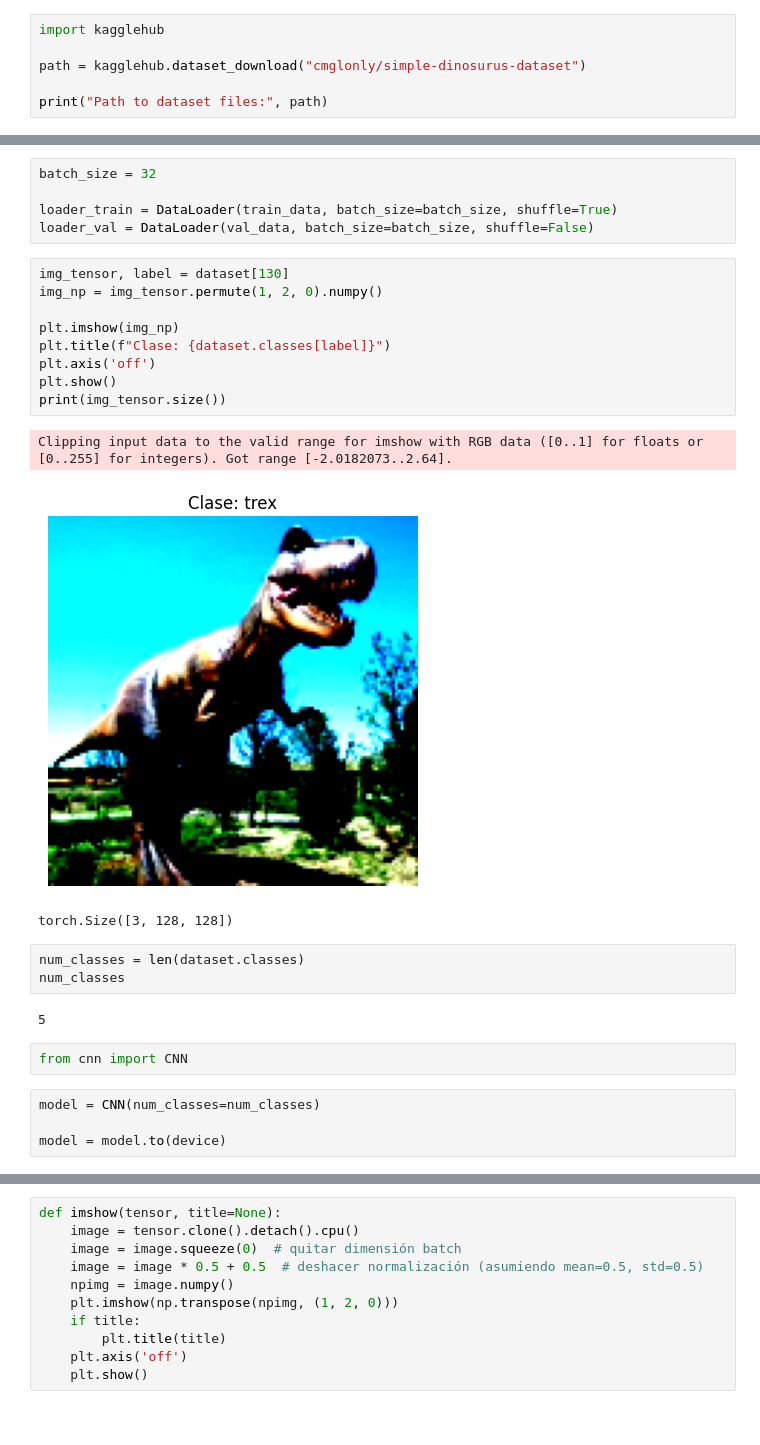
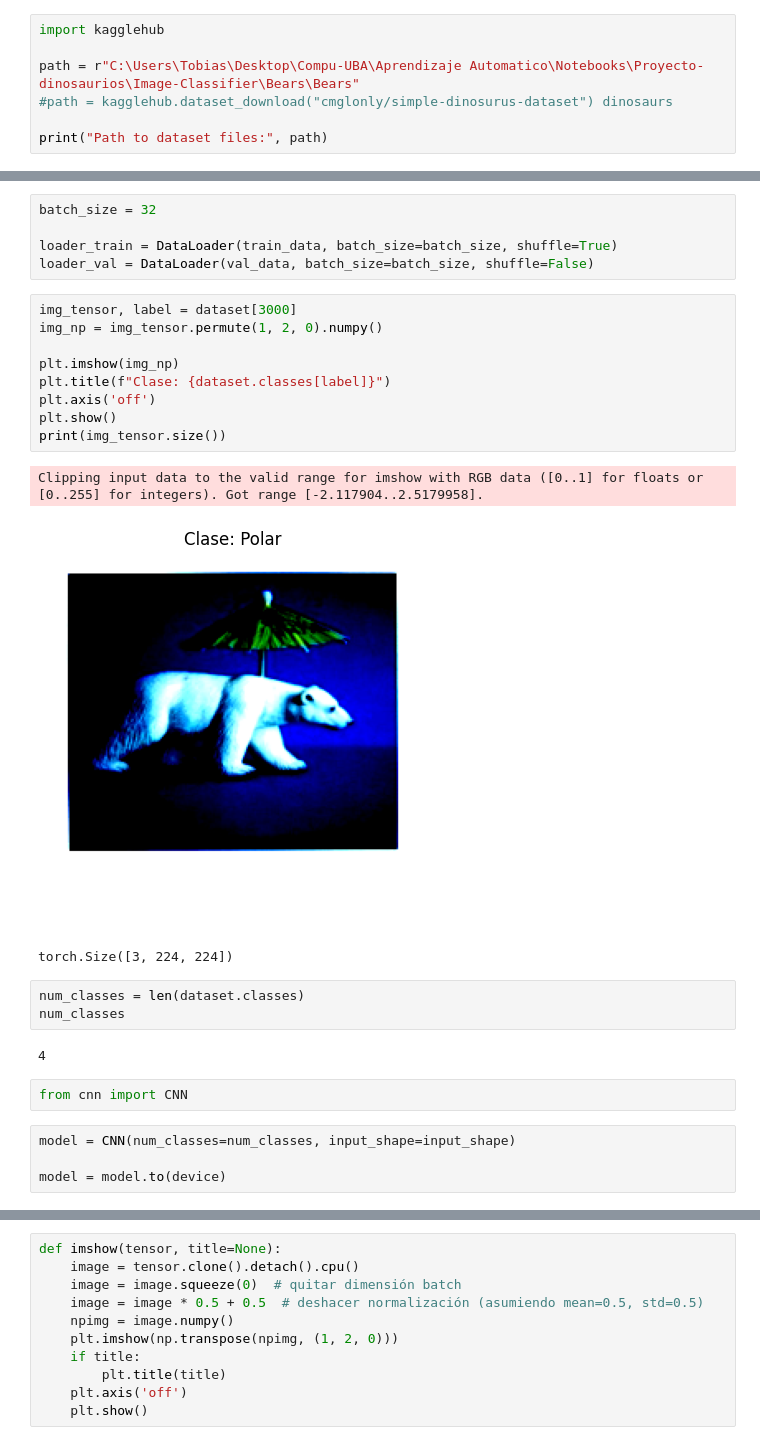
Before and after one commit to tmoraut07/Image-Classifier-CNN, a Jupyter notebook: main.ipynb, the cells around one changed output, grey strips where cells are left out. Saved outputs shown, nothing was run; the diff lists cells and outputs as text.

Commit message:
Change to Bears

```diff
--- a/main.ipynb
+++ b/main.ipynb
@@ -23,7 +23,8 @@ if torch.cuda.is_available():
 # %%
 import kagglehub
 
-path = kagglehub.dataset_download("cmglonly/simple-dinosurus-dataset")
+path = r"C:\Users\Tobias\Desktop\Compu-UBA\Aprendizaje Automatico\Notebooks\Proyecto-dinosaurios\Image-Classifier\Bears\Bears"
+#path = kagglehub.dataset_download("cmglonly/simple-dinosurus-dataset") dinosaurs
 
 print("Path to dataset files:", path)
 # %% [output]
@@ -73,27 +73,27 @@ batch_size = 32
 loader_train = DataLoader(train_data, batch_size=batch_size, shuffle=True)
 loader_val = DataLoader(val_data, batch_size=batch_size, shuffle=False)
 # %%
-img_tensor, label = dataset[130]
+img_tensor, label = dataset[3000]
 img_np = img_tensor.permute(1, 2, 0).numpy()
 
 plt.imshow(img_np)
 plt.title(f"Clase: {dataset.classes[label]}")
 plt.axis('off')
 plt.show()
 print(img_tensor.size())
 # %% [output]
-Clipping input data to the valid range for imshow with RGB data ([0..1] for floats or [0..255] for integers). Got range [-2.0182073..2.64].
+Clipping input data to the valid range for imshow with RGB data ([0..1] for floats or [0..255] for integers). Got range [-2.117904..2.5179958].
-[figure, old version]
+[figure, new version]
-torch.Size([3, 128, 128])
+torch.Size([3, 224, 224])
 # %%
 num_classes = len(dataset.classes)
 num_classes
 # %% [output]
-5
+4
 # %%
 from cnn import CNN
 # %%
-model = CNN(num_classes=num_classes)
+model = CNN(num_classes=num_classes, input_shape=input_shape)
 
 model = model.to(device)
 # %%
```
Also changed, not shown: parts of 8 cells of this notebook.
